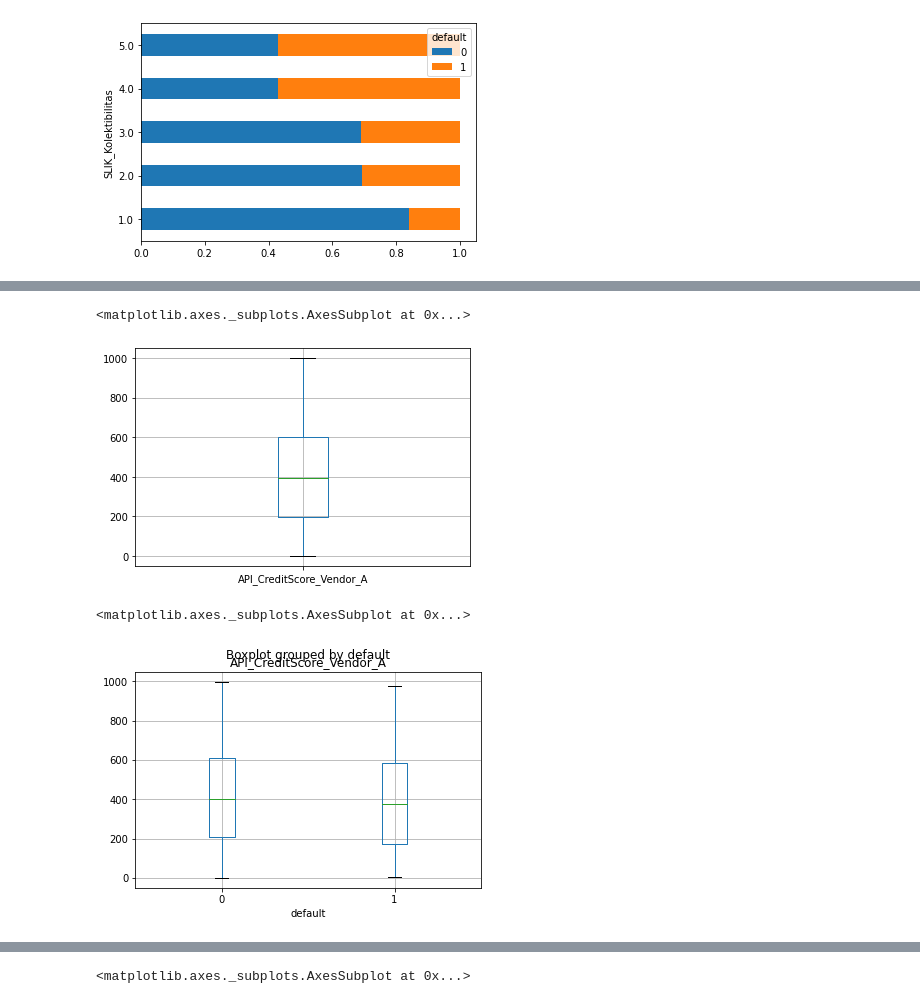
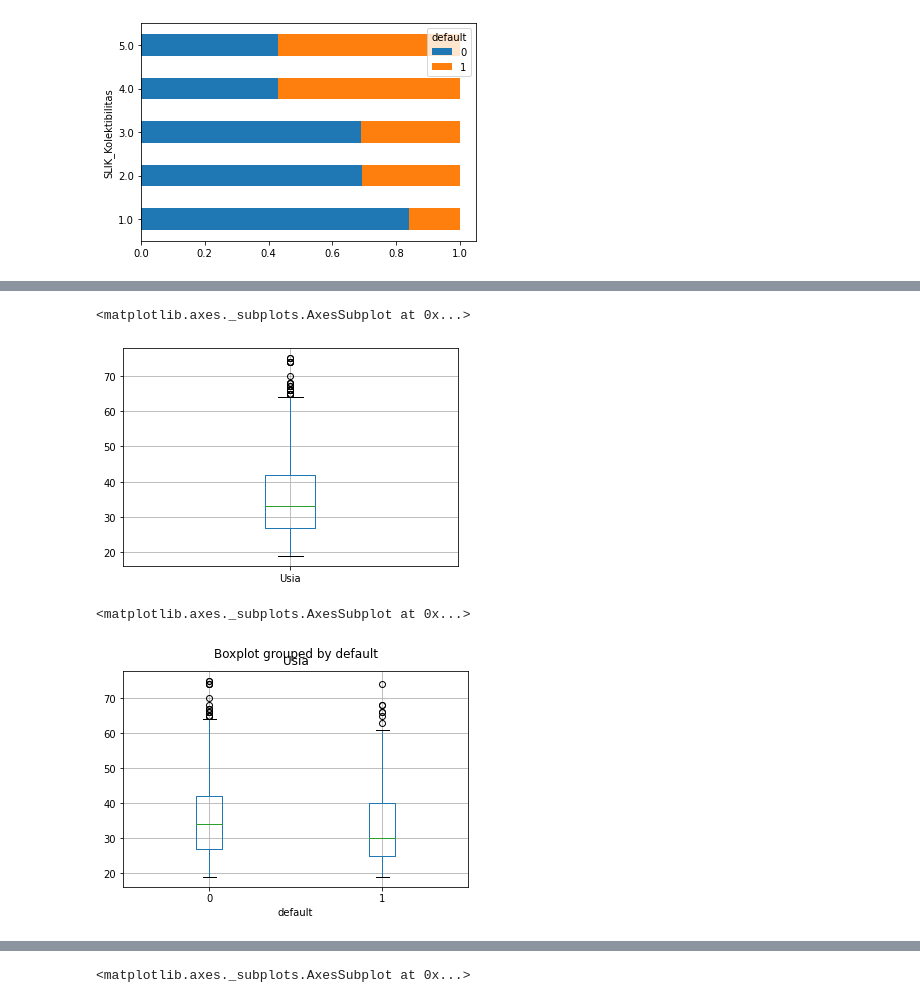
Before and after one commit to IndraLukasTjahaja/Digital_Credit_Risk, a Jupyter notebook: Bab_2_3_2_Data_Understanding.ipynb, the cells around one changed output, grey strips where cells are left out. Drawn from its saved outputs; the diff is of its cells as text; code cells hidden in the pictures.

```diff
--- a/Bab_2_3_2_Data_Understanding.ipynb
+++ b/Bab_2_3_2_Data_Understanding.ipynb
@@ -235,11 +235,11 @@ Text(0.5, 1.0, 'Distribution Plot')
 # %%
-df.boxplot(column=['API_CreditScore_Vendor_A'])
+df.boxplot(column=['Usia'])
 # %% [output]
 <matplotlib.axes._subplots.AxesSubplot at 0x...>
-[figure, old version]
+[figure, new version]
 # %%
 # Menambahkan by di fungsi boxplot
-df.boxplot(by='default',column=['API_CreditScore_Vendor_A'])
+df.boxplot(by='default',column=['Usia'])
 # %% [output]
 <matplotlib.axes._subplots.AxesSubplot at 0x...>
-[figure, old version]
+[figure, new version]
```
Also changed, not shown: parts of 5 cells of this notebook.
